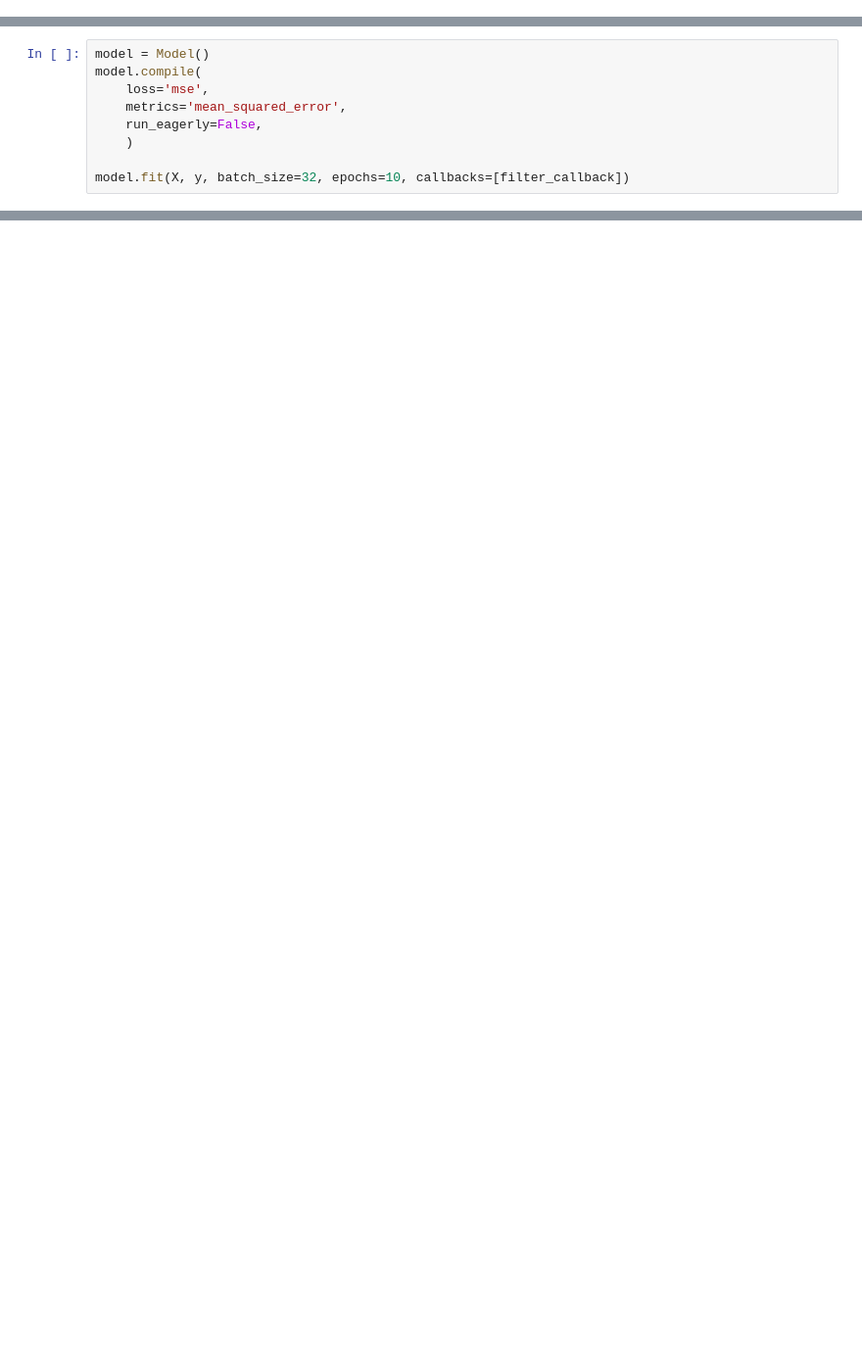
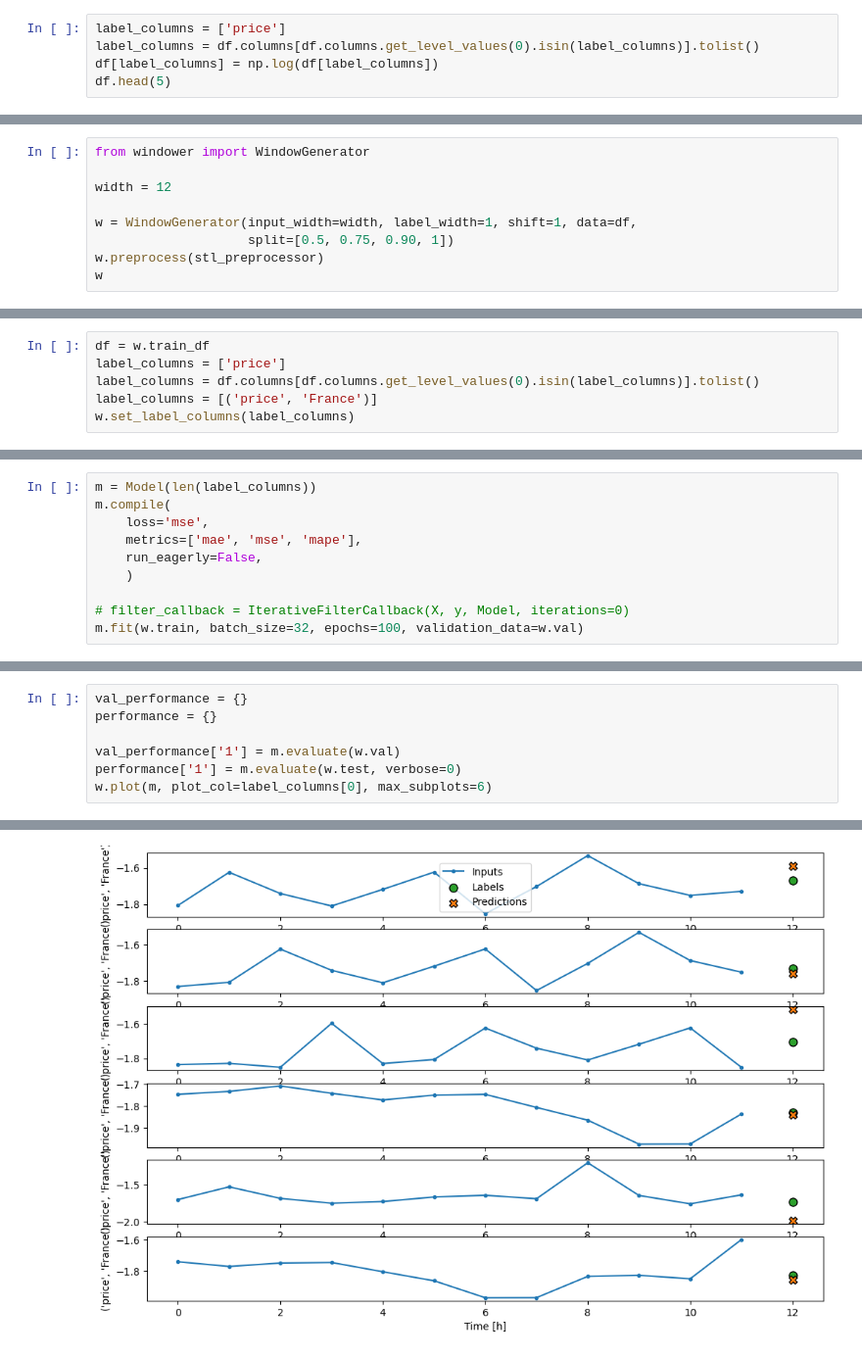
Before and after one commit to Gogonemnem/erasmus-university-rotterdam-assignments, a Jupyter notebook: code/notebooks/Gonem/model.ipynb, the cells around one changed output, grey strips where cells are left out. Shown: that part at 98% size. Saved outputs shown, nothing was run; the diff lists cells and outputs as text; blank space fills up the shorter version.

Commit message:
add model (w/out filtering) with actual data

```diff
--- a/code/notebooks/Gonem/model.ipynb
+++ b/code/notebooks/Gonem/model.ipynb
@@ -171,0 +174,5 @@ filter_callback = IterativeFilterCallback(X, y, Model, iterations=4)
+# %%
+label_columns = ['price']
+label_columns = df.columns[df.columns.get_level_values(0).isin(label_columns)].tolist()
+df[label_columns] = np.log(df[label_columns])
+df.head(5)
@@ -171,0 +200,9 @@ filter_callback = IterativeFilterCallback(X, y, Model, iterations=4)
+# %%
+from windower import WindowGenerator
+
+width = 12
+
+w = WindowGenerator(input_width=width, label_width=1, shift=1, data=df,
+                    split=[0.5, 0.75, 0.90, 1])
+w.preprocess(stl_preprocessor)
+w
@@ -171,0 +218,6 @@ filter_callback = IterativeFilterCallback(X, y, Model, iterations=4)
+# %%
+df = w.train_df
+label_columns = ['price']
+label_columns = df.columns[df.columns.get_level_values(0).isin(label_columns)].tolist()
+label_columns = [('price', 'France')]
+w.set_label_columns(label_columns)
@@ -172,10 +235,11 @@ filter_callback = IterativeFilterCallback(X, y, Model, iterations=4)
 # %%
-model = Model()
-model.compile(
+m = Model(len(label_columns))
+m.compile(
     loss='mse',
-    metrics='mean_squared_error',
+    metrics=['mae', 'mse', 'mape'],
     run_eagerly=False,
     )
 
-model.fit(X, y, batch_size=32, epochs=10, callbacks=[filter_callback])
+# filter_callback = IterativeFilterCallback(X, y, Model, iterations=0)
+m.fit(w.train, batch_size=32, epochs=100, validation_data=w.val)
 # %% [output]
@@ -232,0 +298,8 @@ filter_callback.filtered_indices
+# %%
+val_performance = {}
+performance = {}
+
+val_performance['1'] = m.evaluate(w.val)
+performance['1'] = m.evaluate(w.test, verbose=0)
+w.plot(m, plot_col=label_columns[0], max_subplots=6)
+# %% [output]
@@ -232,0 +307 @@ filter_callback.filtered_indices
+[figure, added]
```
Also changed, not shown: parts of 20 cells of this notebook, 2 other files.
